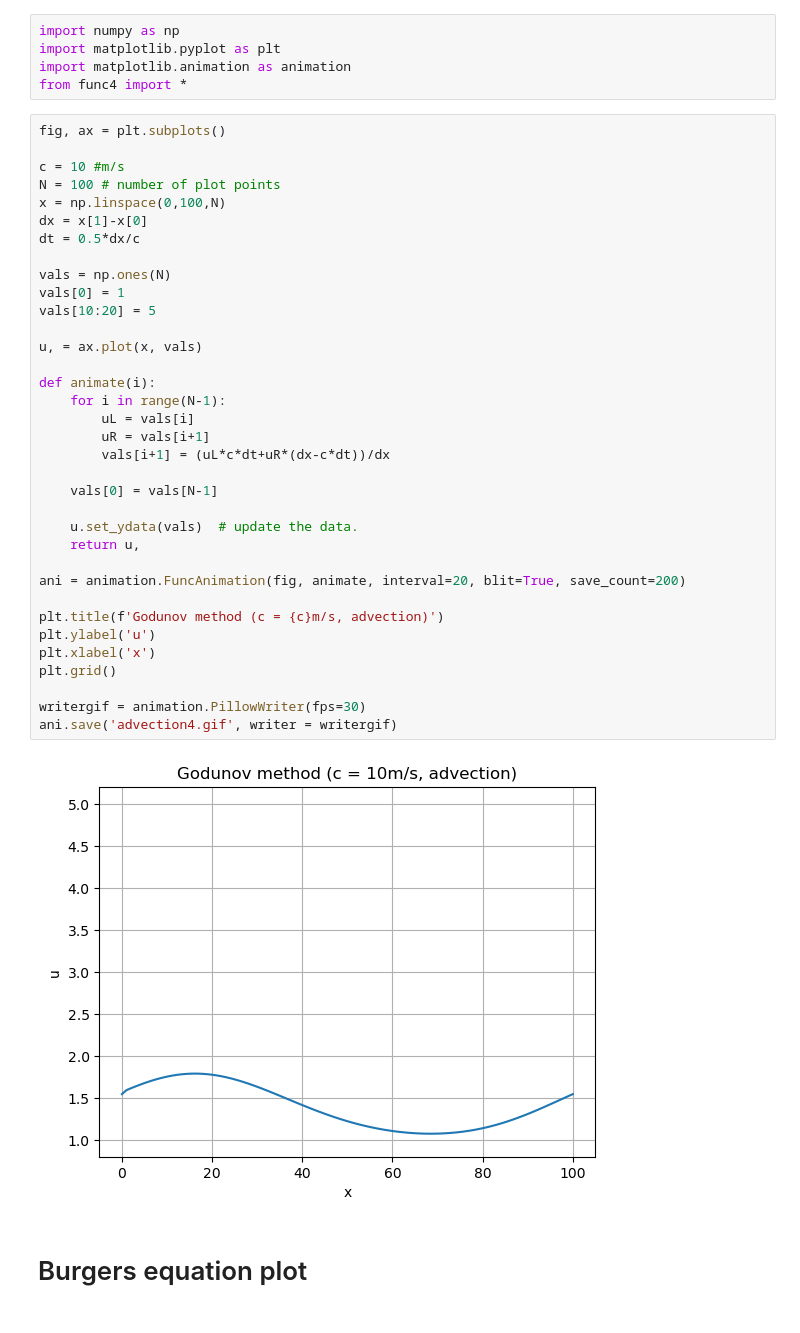
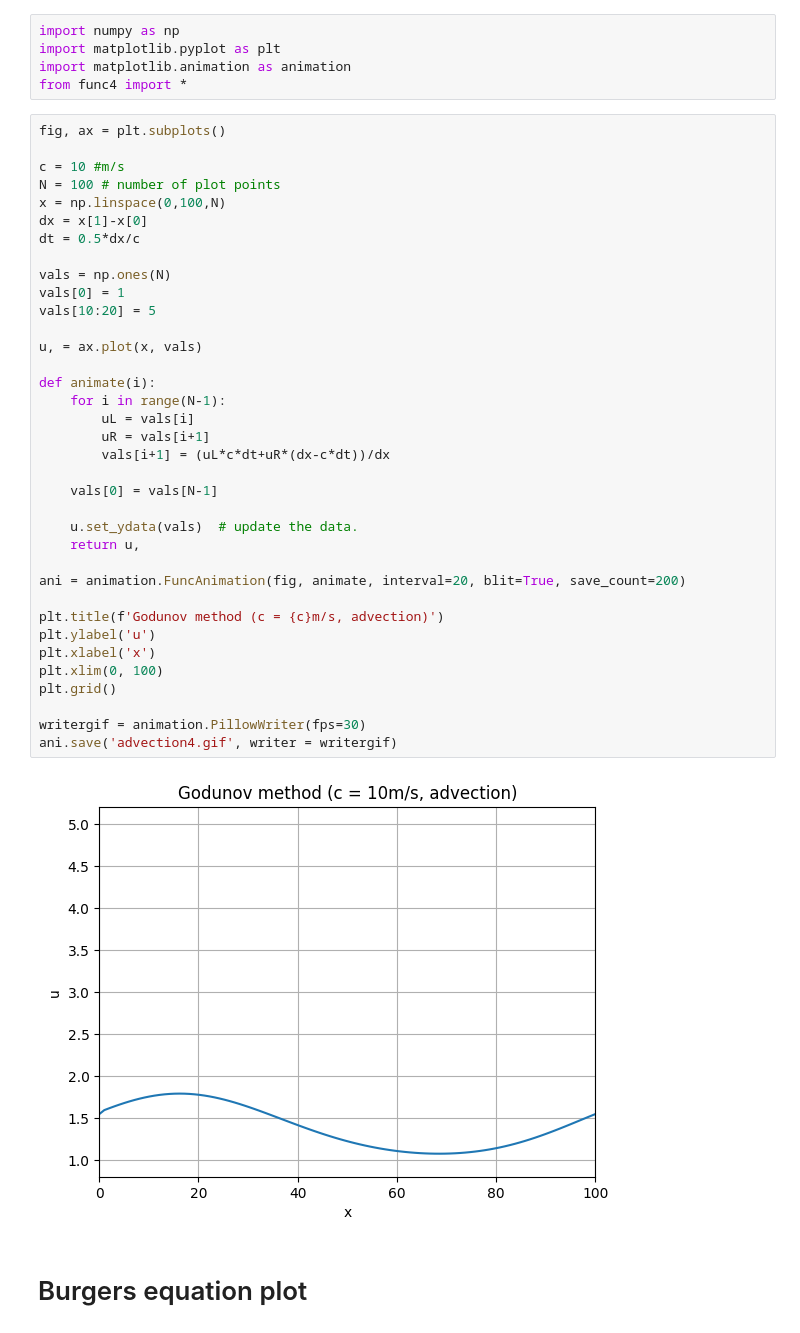
Before and after one commit to ashishd4/UROP, a Jupyter notebook: Week 4/6_5_animations.ipynb, the cells around one changed output. Saved outputs shown, nothing was run; the diff lists cells and outputs as text.

```diff
--- a/Week 4/6_5_animations.ipynb
+++ b/Week 4/6_5_animations.ipynb
@@ -12,34 +12,35 @@ x = np.linspace(0,100,N)
 dx = x[1]-x[0]
 dt = 0.5*dx/c
 
 vals = np.ones(N)
 vals[0] = 1
 vals[10:20] = 5
 
 u, = ax.plot(x, vals)
 
 def animate(i):
     for i in range(N-1):
         uL = vals[i]
         uR = vals[i+1]
         vals[i+1] = (uL*c*dt+uR*(dx-c*dt))/dx
 
     vals[0] = vals[N-1]
 
     u.set_ydata(vals)  # update the data.
     return u,
 
 ani = animation.FuncAnimation(fig, animate, interval=20, blit=True, save_count=200)
 
 plt.title(f'Godunov method (c = {c}m/s, advection)')
 plt.ylabel('u')
 plt.xlabel('x')
+plt.xlim(0, 100)
 plt.grid()
 
 writergif = animation.PillowWriter(fps=30)
 ani.save('advection4.gif', writer = writergif)
 # %% [output]
-[figure, old version]
+[figure, new version]
 # %% [markdown]
 # Burgers equation plot
 # %%
```
Also changed, not shown: parts of 2 cells of this notebook, 7 other files.
